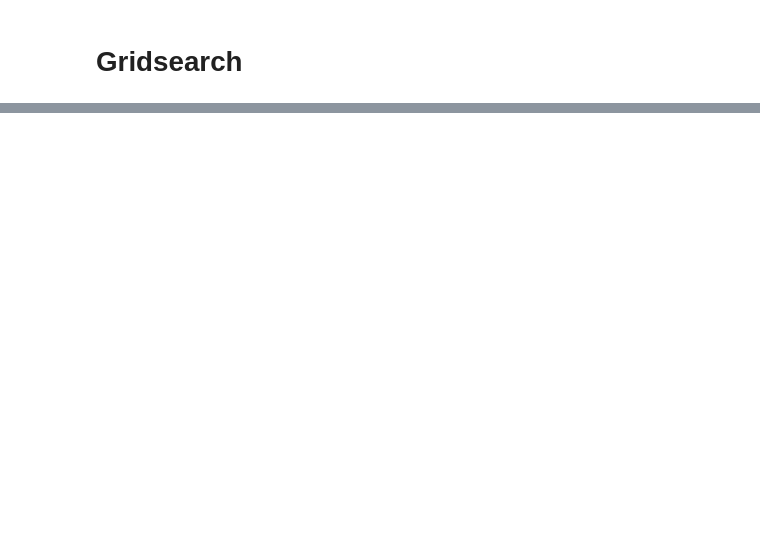
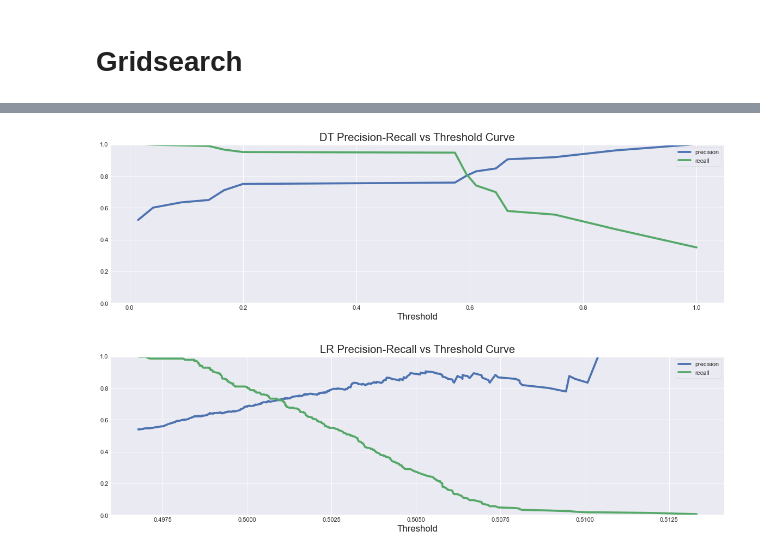
Before and after one commit to tuananh131001/Machine-Learning-Assigment1, a Jupyter notebook: Assignment_1.ipynb, the cells around one changed output, grey strips where cells are left out. Drawn from its saved outputs; the diff is of its cells as text; code cells hidden in the pictures; blank space fills up the shorter version.

```diff
--- a/Assignment_1.ipynb
+++ b/Assignment_1.ipynb
@@ -2024,16 +2757,16 @@ print(classification_report(y_test, y_pred))
 # %% [markdown]
 # Gridsearch
 # %%
-# import numpy as np
-# from sklearn.model_selection import RandomizedSearchCV
-# from sklearn.model_selection import cross_val_score
+import numpy as np
+from sklearn.model_selection import RandomizedSearchCV
+from sklearn.model_selection import cross_val_score
 
-# random_search =     {'bootstrap': [True],
-#     'max_depth': [80, 90, 100, 110],
-#     'max_features': [2, 3],
-#     'min_samples_leaf': [3, 4, 5],
-#     'min_samples_split': [8, 10, 12],
-#     'n_estimators': [100, 200, 300, 1000]}
+random_search =     {'bootstrap': [True],
+    'max_depth': [80, 90, 100],
+    'max_features': [2, 3],
+    'min_samples_leaf': [3, 4, 5],
+    'min_samples_split': [8, 10, 12],
+    'n_estimators': [100, 200, 300]}
 
-# gcv = GridSearchCV(estimator=rf,param_grid=random_search,cv=3, n_jobs=-1, verbose=1, scoring = "f1")
-# gcv.fit(X_train,y_train)
+gcv = GridSearchCV(estimator=rf,param_grid=random_search,cv=3, n_jobs=-1, verbose=1, scoring = "f1")
+gcv.fit(X_train,y_train)
@@ -2348,0 +3122,22 @@ I choose Decision Tree Model because it provides the highest F1_score . It also
+# %%
+"""Function for plotting precision-recall vs threshold curve."""
+def plotPrecisionRecallVsThresholdCurve(model, title):
+    """Plots precision-recall vs threshold curve for a model."""
+
+    probablity = model.predict_proba(X_train)[:, 1]
+    plt.figure(figsize = (18, 5))
+    precision, recall, threshold = precision_recall_curve(y_train, probablity)
+    plt.plot(threshold, precision[:-1], "b-", label = "precision", lw = 3.7)
+    plt.plot(threshold, recall[:-1], "g", label = "recall", lw = 3.7)
+    plt.xlabel("Threshold")
+    plt.legend(loc = "best")
+    plt.ylim([0, 1])
+    plt.title(title)
+    plt.show()
+
+"""Now plot precision-recall vs threshold curve for rf and gbc."""
+plotPrecisionRecallVsThresholdCurve(decisionTree, title = "DT Precision-Recall vs Threshold Curve" )
+plotPrecisionRecallVsThresholdCurve(lr, title = "LR Precision-Recall vs Threshold Curve" )
+# %% [output]
+[figure, added]
+[figure, added]
```
Also changed, not shown: parts of 167 cells of this notebook, 1 other file.
